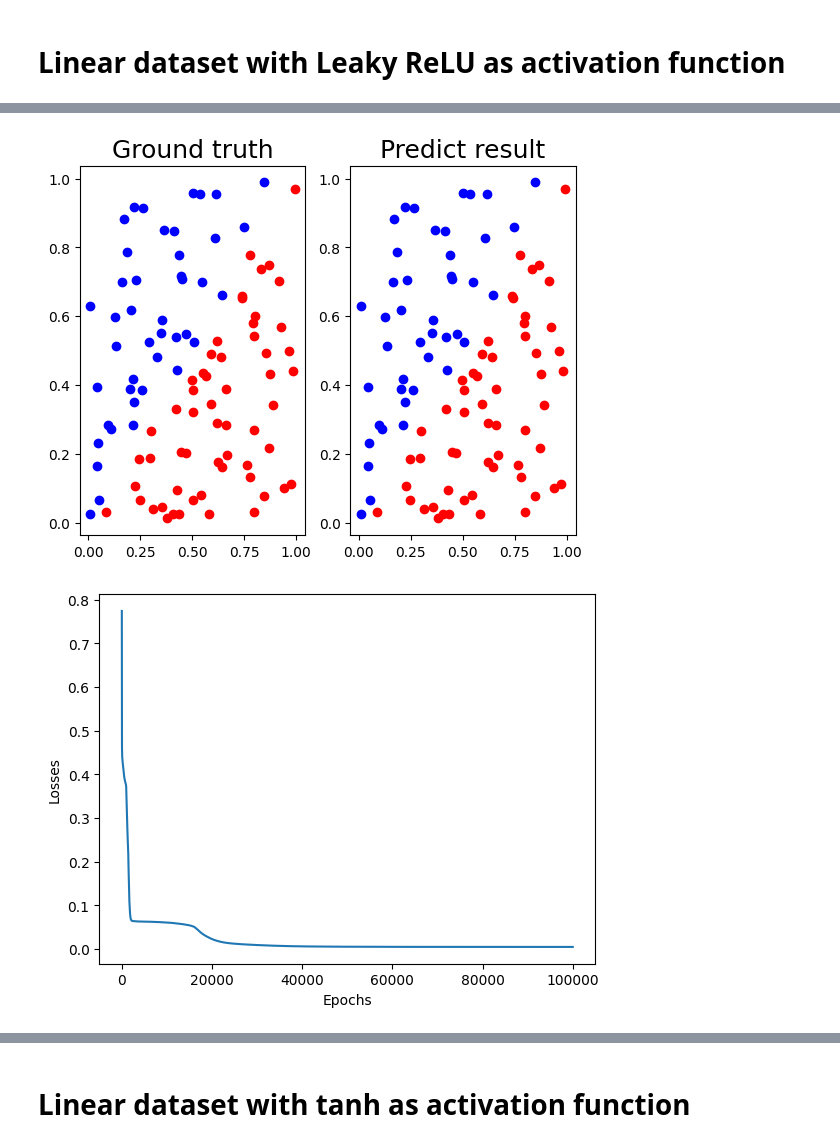
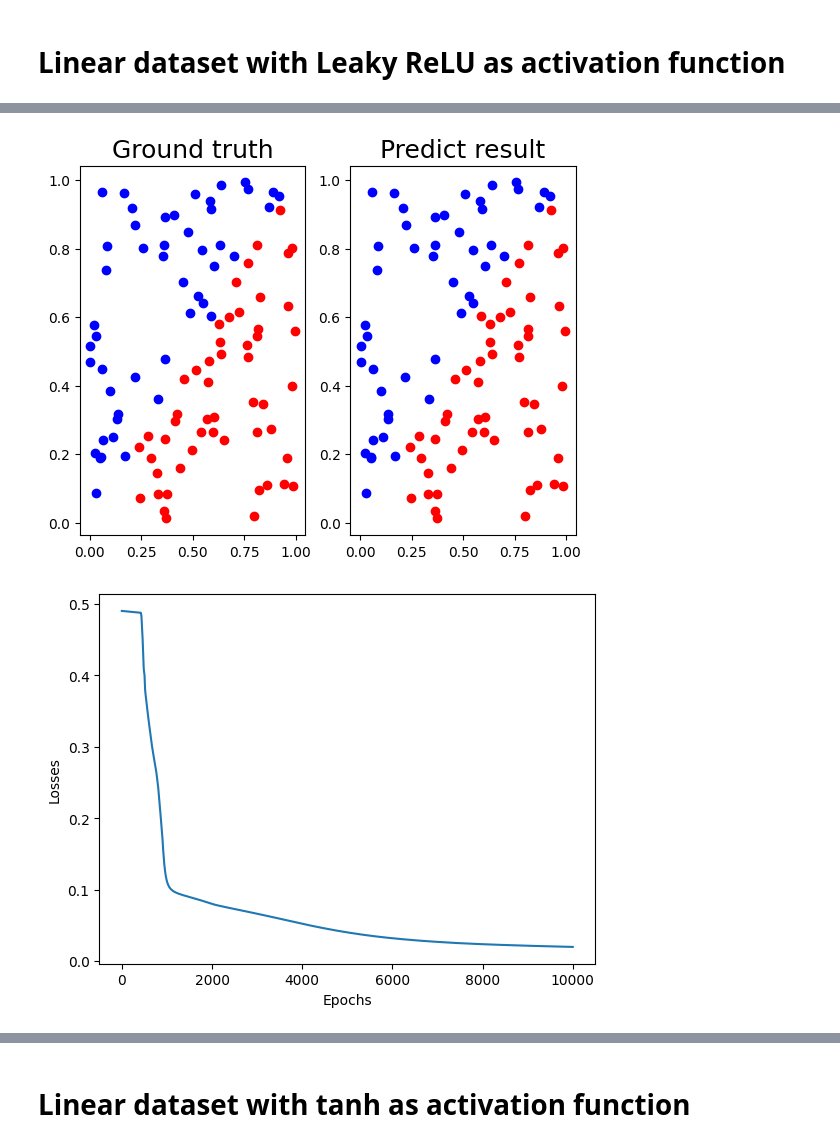
Before and after one commit to sunfu-chou/nycu-deep-learning-2023-spring, a Jupyter notebook: lab1/src/5b_other_act_fcn.ipynb, the cells around one changed output, grey strips where cells are left out. Drawn from its saved outputs; the diff is of its cells as text; code cells hidden in the pictures.

```diff
--- a/lab1/src/5b_other_act_fcn.ipynb
+++ b/lab1/src/5b_other_act_fcn.ipynb
@@ -137,7 +137,7 @@ import numpy as np
 import matplotlib.pyplot as plt
 
 if __name__ == "__main__":
-    np.random.seed(2)
+    np.random.seed(5)
     x, y = utils.generate_linear(100)
 
     dims = (4, 4)
@@ -152,7 +152,7 @@ if __name__ == "__main__":
     accuracies = []
     y_pred = []
 
-    epochs = int(100000)
+    epochs = int(10000)
     for epoch in range(epochs):
         y_pred = nn.forward(x)
         loss_value = loss.forward(y, y_pred)
@@ -190,2 +190,2 @@ epoch: 90000, loss: 0.004405455076365038, accuracy: 1.0
-[figure, old version]
+[figure, new version]
-[figure, old version]
+[figure, new version]
```
Also changed, not shown: parts of 7 cells of this notebook, 1 other file.
